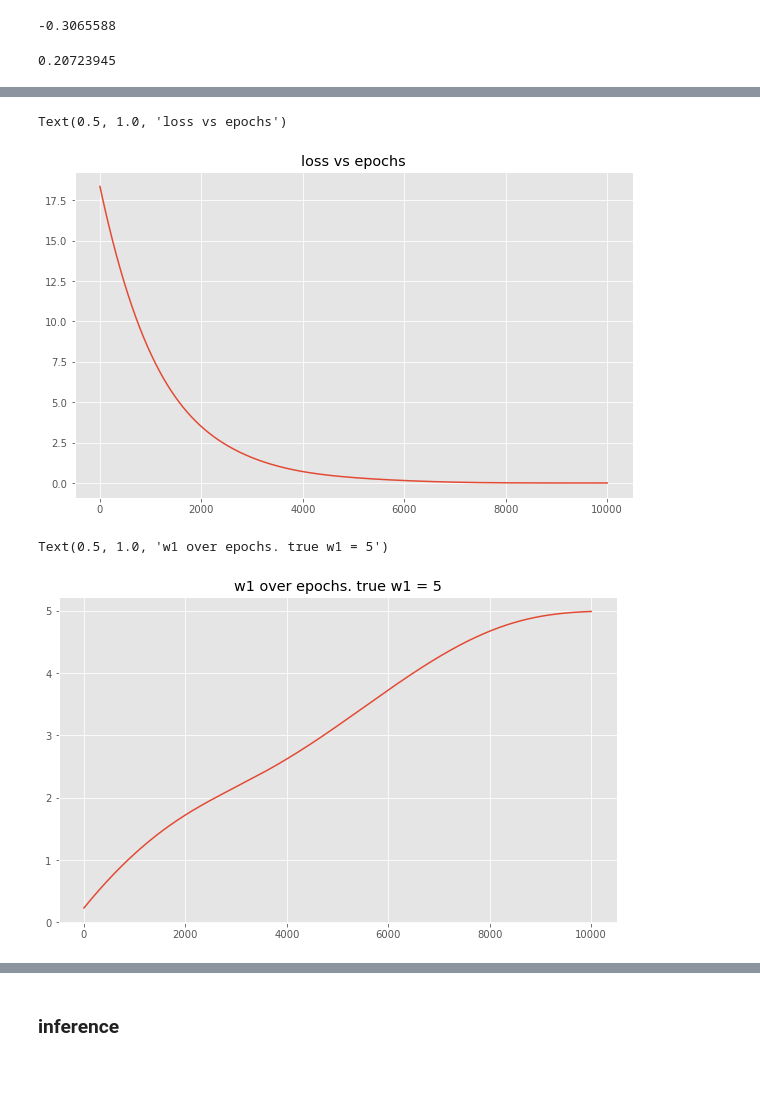
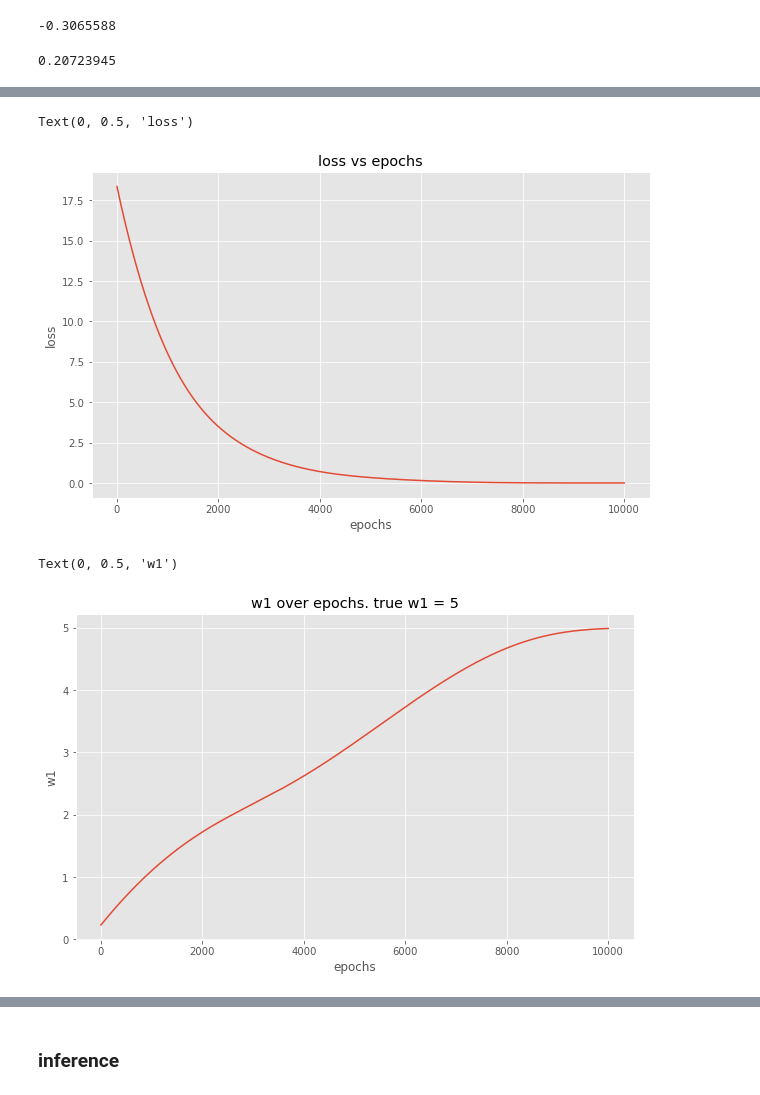
Before and after one commit to atmosinf/ml_practice, a Jupyter notebook: pytorch/notebooks/simple_nn_linear_1_single_neuron.ipynb, the cells around one changed output, grey strips where cells are left out. Cells and saved outputs as stored; diff of their text form; code cells hidden in the pictures.

```diff
--- a/pytorch/notebooks/simple_nn_linear_1_single_neuron.ipynb
+++ b/pytorch/notebooks/simple_nn_linear_1_single_neuron.ipynb
@@ -299,10 +299,10 @@ epochs = 10000
 model1.fc1.weight.detach().numpy().squeeze()[1]
 # %% [output]
 -0.3065588
-# %%
-model1.fc1.bias.detach().numpy()[0]
-# %% [output]
-0.20723945
+# %%
+model1.fc1.bias.detach().numpy()[0]
+# %% [output]
+0.20723945
 # %%
 running_w1 = []
 running_w2 = []
@@ -348,17 +348,21 @@ epoch: 9900- loss: 1.7984923033509403e-05, w1: 4.986041069030762, w2: 2.99978256
 # %%
 plt.figure(figsize=(10,6))
 plt.plot(np.arange(epochs), running_loss)
 plt.title('loss vs epochs')
+plt.xlabel('epochs')
+plt.ylabel('loss')
 # %% [output]
-Text(0.5, 1.0, 'loss vs epochs')
+Text(0, 0.5, 'loss')
-[figure, old version]
+[figure, new version]
 # %%
 plt.figure(figsize=(10,6))
 plt.plot(np.arange(epochs), running_w1)
 plt.title('w1 over epochs. true w1 = 5')
+plt.xlabel('epochs')
+plt.ylabel('w1')
 # %% [output]
-Text(0.5, 1.0, 'w1 over epochs. true w1 = 5')
+Text(0, 0.5, 'w1')
-[figure, old version]
+[figure, new version]
 # %%
 plt.figure(figsize=(10,6))
 plt.plot(np.arange(epochs), running_w2)
```
Also changed, not shown: parts of 3 cells of this notebook.
